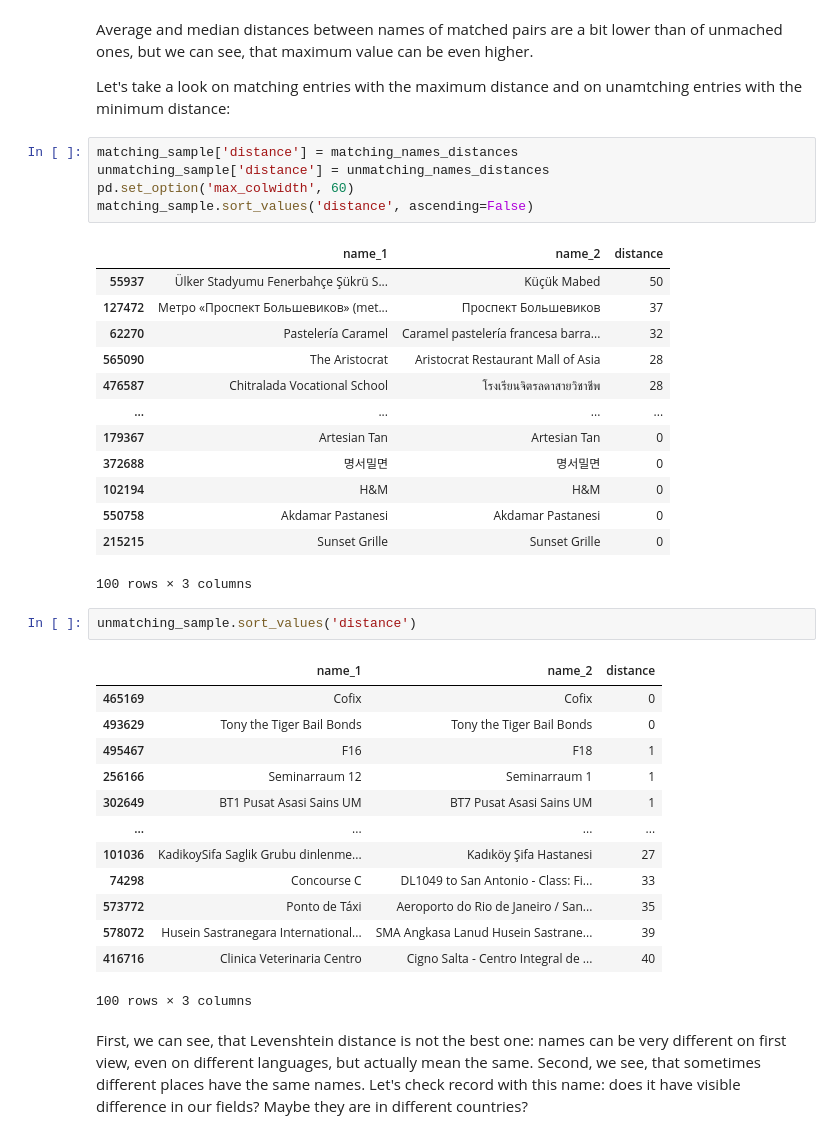
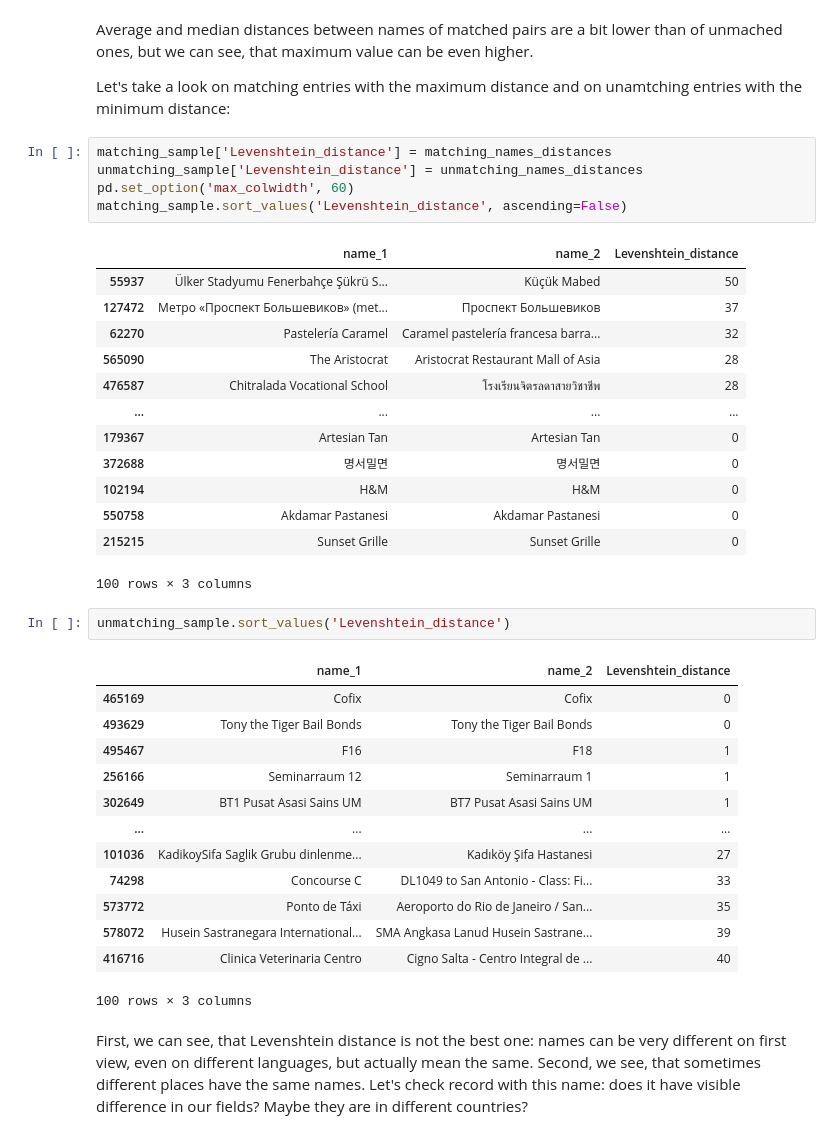
Before and after one commit to ParalogyX/Foursquare_Location_Matching, a Jupyter notebook: first_notebook.ipynb, the cells around one changed output. Cells and saved outputs as stored; diff of their text form.

```diff
--- a/first_notebook.ipynb
+++ b/first_notebook.ipynb
@@ -409,12 +409,12 @@ Average and median distances between names of matched pairs are a bit lower than
 
 Let's take a look on matching entries with the maximum distance and on unamtching entries with the minimum distance:
 # %%
-matching_sample['distance'] = matching_names_distances
-unmatching_sample['distance'] = unmatching_names_distances
+matching_sample['Levenshtein_distance'] = matching_names_distances
+unmatching_sample['Levenshtein_distance'] = unmatching_names_distances
 pd.set_option('max_colwidth', 60)
-matching_sample.sort_values('distance', ascending=False)
+matching_sample.sort_values('Levenshtein_distance', ascending=False)
 # %% [output]
-|  | name_1 | name_2 | distance |
+|  | name_1 | name_2 | Levenshtein_distance |
 | 55937 | Ülker Stadyumu Fenerbahçe Şükrü S... | Küçük Mabed | 50 |
 | 127472 | Метро «Проспект Большевиков» (met... | Проспект Большевиков | 37 |
 | 62270 | Pastelería Caramel | Caramel pastelería francesa barra... | 32 |
@@ -428,9 +428,9 @@ matching_sample.sort_values('distance', ascending=False)
 | 215215 | Sunset Grille | Sunset Grille | 0 |
 100 rows × 3 columns
 # %%
-unmatching_sample.sort_values('distance')
+unmatching_sample.sort_values('Levenshtein_distance')
 # %% [output]
-|  | name_1 | name_2 | distance |
+|  | name_1 | name_2 | Levenshtein_distance |
 | 465169 | Cofix | Cofix | 0 |
 | 493629 | Tony the Tiger Bail Bonds | Tony the Tiger Bail Bonds | 0 |
 | 495467 | F16 | F18 | 1 |
```
Also changed, not shown: parts of 12 cells of this notebook.
